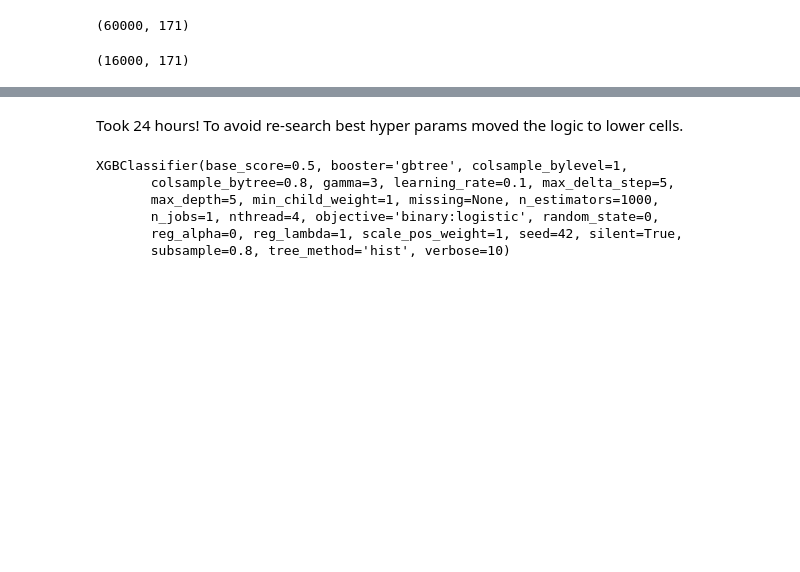
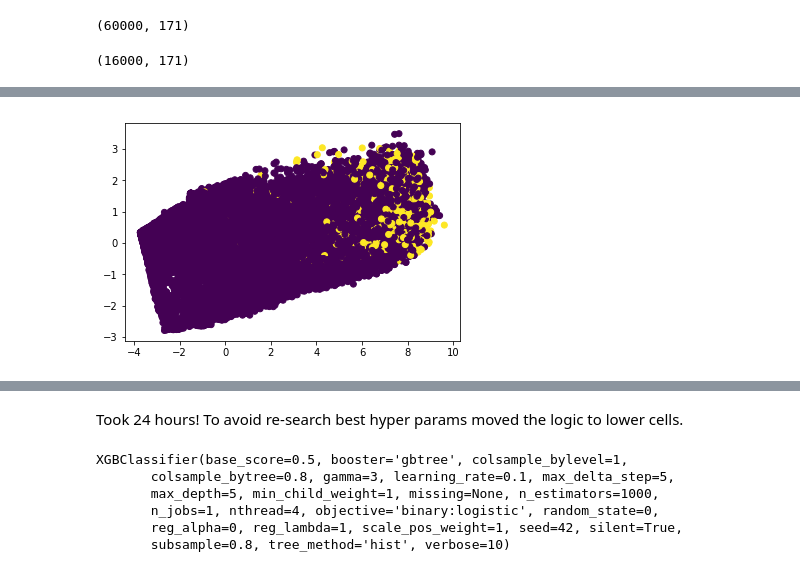
Before and after one commit to HajimeK/machine-learning, a Jupyter notebook: projects/capstone/capstone.ipynb, the cells around one changed output, grey strips where cells are left out. Cells and saved outputs as stored; diff of their text form; code cells hidden in the pictures; blank space fills up the shorter version.

```diff
--- a/projects/capstone/capstone.ipynb
+++ b/projects/capstone/capstone.ipynb
@@ -76,0 +102,5 @@ plt.show()
+# %%
+plt.scatter(reduced_data[:,0], reduced_data[:,2], c=y)
+plt.show()
+# %% [output]
+[figure, added]
```
Also changed, not shown: parts of 18 cells of this notebook, 1 other file.
